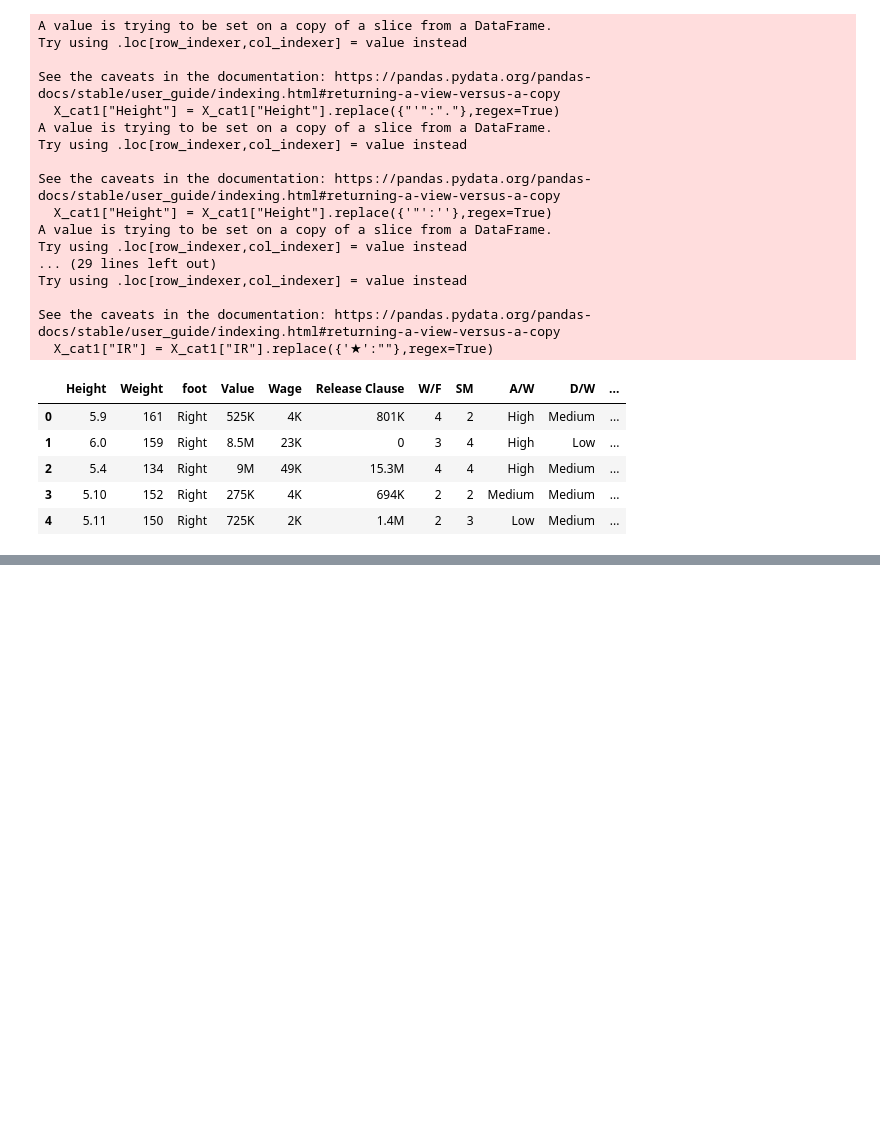
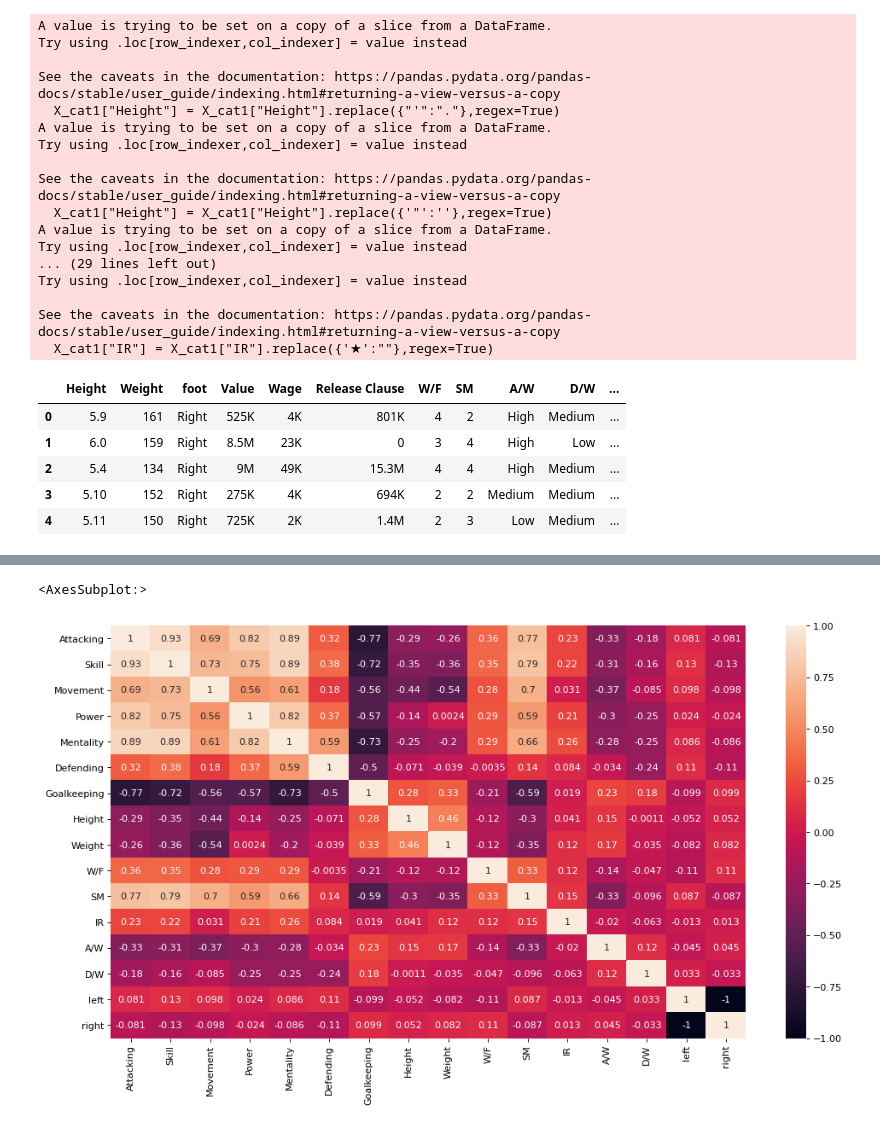
Before and after one commit to Imnlca/FIFA_21_PROJECT, a Jupyter notebook: FIFA_21.ipynb, the cells around one changed output, grey strips where cells are left out. Cells and saved outputs as stored; diff of their text form; code cells hidden in the pictures; blank space fills up the shorter version.

```diff
--- a/FIFA_21.ipynb
+++ b/FIFA_21.ipynb
@@ -173,6 +187,6 @@ X_cat2.head()
 # %%
 #Joining numerical and categorical dataframes.
-X_catcon = pd.concat([X_num_sum,X_cat2], axis=1)
-X_catcon.head()
+X_con = pd.concat([X_num_sum,X_cat_num,X_lab_encoderA,X_lab_encoderD,foot_encoded], axis=1)
+X_con.head()
 # %% [output]
 |  | Attacking | Skill | Movement | Power | Mentality | Defending | Goalkeeping | Height | Weight | W/F | ... |
@@ -182,2 +196,9 @@ X_catcon.head()
 | 3 | 242 | 259 | 282 | 277 | 257 | 168 | 42 | 5.10 | 152 | 2 | ... |
 | 4 | 249 | 280 | 324 | 280 | 294 | 185 | 52 | 5.11 | 150 | 2 | ... |
+# %%
+cormat = X_con.corr()
+plt.figure(figsize=(15,8), dpi=80)
+sns.heatmap(cormat, annot=True)
+# %% [output]
+<AxesSubplot:>
+[figure, added]
```
Also changed, not shown: parts of 25 cells of this notebook, 1 other file.
